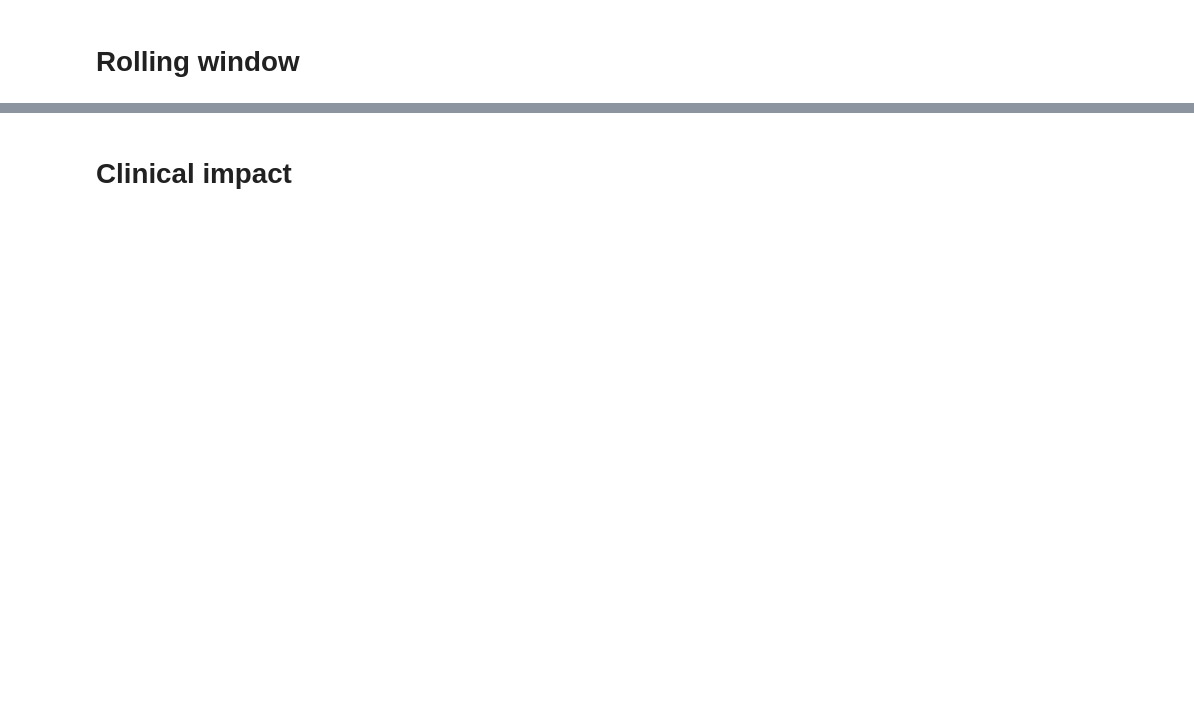
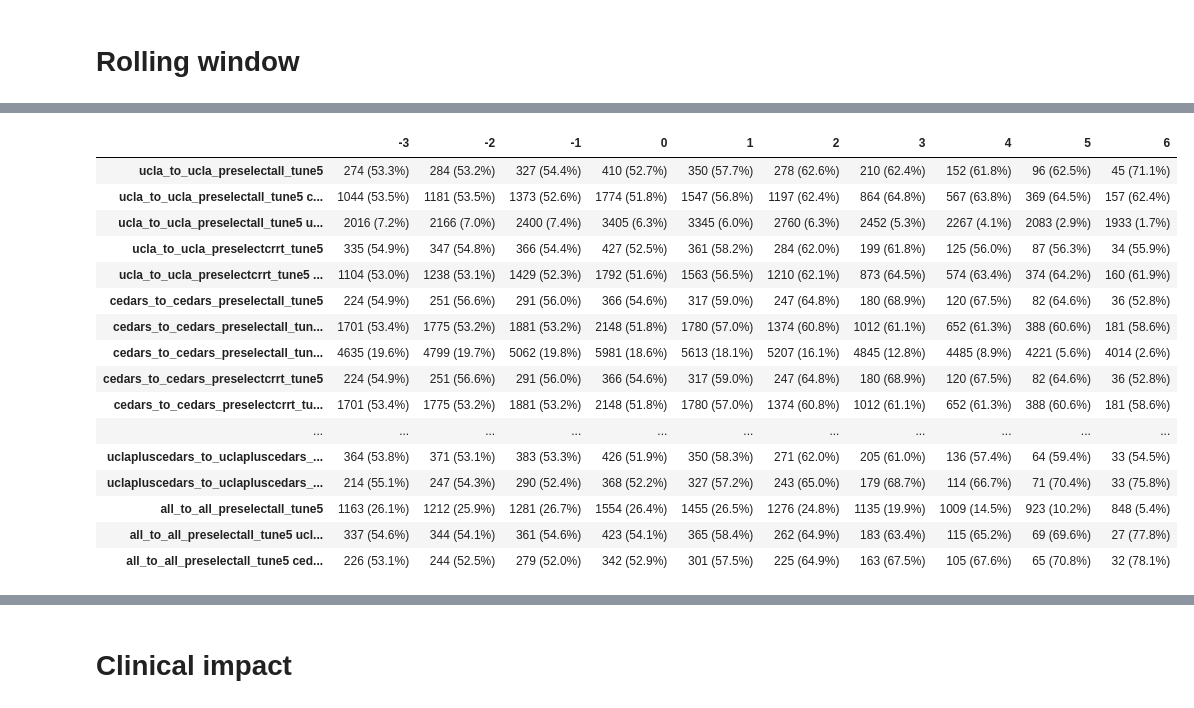
Before and after one commit to uclamii/CRRT, a Jupyter notebook: notebooks/results_analysis.ipynb, the cells around one changed output, grey strips where cells are left out. Drawn from its saved outputs; the diff is of its cells as text; code cells hidden in the pictures; blank space fills up the shorter version.

```diff
--- a/notebooks/results_analysis.ipynb
+++ b/notebooks/results_analysis.ipynb
@@ -46,7 +0,0 @@ both_id = "c4511a2c69ca47168063487a82b0c9c2"
-# %%
-run = client.get_run(ucla_ucla_run_id)
-try:
-    best_run = run.data.tags['best_run_id']
-except:
-    best_run = run.data.tags['best_model_path'].split('/artifacts')[0].split('/')[-1]
-run = client.get_run(best_run)
@@ -1023,0 +1224,57 @@ test_auroc_heart_Test 0-7 days
+# %%
+table = rolling_count([
+                          ucla_train,
+                          ucla_train,
+                          ucla_train,
+                          cedars_train,
+                          cedars_train,
+                          cedars_train,
+                          uclapluscedars_train,
+                          uclapluscedars_train,
+                          all_train
+                          ],
+                         [
+                          '',
+                          'cedars_crrt',
+                          'ucla_control',
+                          '',
+                          'ucla_crrt',
+                          'ucla_control',
+                          '',
+                          'ucla_control',
+                          ''
+                          ],
+                         [-3,-2,-1,0,1,2,3,4,5,6])
+display(pd.DataFrame(table))
+
+table = rolling_count([ucla_preselectall,
+                          ucla_preselectall,
+                          ucla_preselectall,
+                          ucla_preselectcrrt,
+                          ucla_preselectcrrt,
+                          cedars_preselectall,
+                          cedars_preselectall,
+                          cedars_preselectall,
+                          cedars_preselectcrrt,
+                          cedars_preselectcrrt,
+                          uclapluscedars_preselectall,
+                          uclapluscedars_preselectall,
+                          uclapluscedars_preselectcrrt,
+                          all_preselectall],
+                         ["",
+                          "cedars_crrt",
+                          "ucla_control",
+                          "",
+                          "cedars_crrt",
+                          '',
+                          'ucla_crrt',
+                          'ucla_control',
+                          '',
+                          'ucla_crrt',
+                          '',
+                          'ucla_control',
+                          '',
+                          ''],
+                         [-3,-2,-1,0,1,2,3,4,5,6])
+display(pd.DataFrame(table))
+# %% [output]
@@ -1023,0 +1295,17 @@ test_auroc_heart_Test 0-7 days
+|  | -3 | -2 | -1 | 0 | 1 | 2 | 3 | 4 | 5 | 6 |
+| ucla_to_ucla_preselectall_tune5 | 274 (53.3%) | 284 (53.2%) | 327 (54.4%) | 410 (52.7%) | 350 (57.7%) | 278 (62.6%) | 210 (62.4%) | 152 (61.8%) | 96 (62.5%) | 45 (71.1%) |
+| ucla_to_ucla_preselectall_tune5 c... | 1044 (53.5%) | 1181 (53.5%) | 1373 (52.6%) | 1774 (51.8%) | 1547 (56.8%) | 1197 (62.4%) | 864 (64.8%) | 567 (63.8%) | 369 (64.5%) | 157 (62.4%) |
+| ucla_to_ucla_preselectall_tune5 u... | 2016 (7.2%) | 2166 (7.0%) | 2400 (7.4%) | 3405 (6.3%) | 3345 (6.0%) | 2760 (6.3%) | 2452 (5.3%) | 2267 (4.1%) | 2083 (2.9%) | 1933 (1.7%) |
+| ucla_to_ucla_preselectcrrt_tune5 | 335 (54.9%) | 347 (54.8%) | 366 (54.4%) | 427 (52.5%) | 361 (58.2%) | 284 (62.0%) | 199 (61.8%) | 125 (56.0%) | 87 (56.3%) | 34 (55.9%) |
+| ucla_to_ucla_preselectcrrt_tune5 ... | 1104 (53.0%) | 1238 (53.1%) | 1429 (52.3%) | 1792 (51.6%) | 1563 (56.5%) | 1210 (62.1%) | 873 (64.5%) | 574 (63.4%) | 374 (64.2%) | 160 (61.9%) |
+| cedars_to_cedars_preselectall_tune5 | 224 (54.9%) | 251 (56.6%) | 291 (56.0%) | 366 (54.6%) | 317 (59.0%) | 247 (64.8%) | 180 (68.9%) | 120 (67.5%) | 82 (64.6%) | 36 (52.8%) |
+| cedars_to_cedars_preselectall_tun... | 1701 (53.4%) | 1775 (53.2%) | 1881 (53.2%) | 2148 (51.8%) | 1780 (57.0%) | 1374 (60.8%) | 1012 (61.1%) | 652 (61.3%) | 388 (60.6%) | 181 (58.6%) |
+| cedars_to_cedars_preselectall_tun... | 4635 (19.6%) | 4799 (19.7%) | 5062 (19.8%) | 5981 (18.6%) | 5613 (18.1%) | 5207 (16.1%) | 4845 (12.8%) | 4485 (8.9%) | 4221 (5.6%) | 4014 (2.6%) |
+| cedars_to_cedars_preselectcrrt_tune5 | 224 (54.9%) | 251 (56.6%) | 291 (56.0%) | 366 (54.6%) | 317 (59.0%) | 247 (64.8%) | 180 (68.9%) | 120 (67.5%) | 82 (64.6%) | 36 (52.8%) |
+| cedars_to_cedars_preselectcrrt_tu... | 1701 (53.4%) | 1775 (53.2%) | 1881 (53.2%) | 2148 (51.8%) | 1780 (57.0%) | 1374 (60.8%) | 1012 (61.1%) | 652 (61.3%) | 388 (60.6%) | 181 (58.6%) |
+| ... | ... | ... | ... | ... | ... | ... | ... | ... | ... | ... |
+| uclapluscedars_to_uclapluscedars_... | 364 (53.8%) | 371 (53.1%) | 383 (53.3%) | 426 (51.9%) | 350 (58.3%) | 271 (62.0%) | 205 (61.0%) | 136 (57.4%) | 64 (59.4%) | 33 (54.5%) |
+| uclapluscedars_to_uclapluscedars_... | 214 (55.1%) | 247 (54.3%) | 290 (52.4%) | 368 (52.2%) | 327 (57.2%) | 243 (65.0%) | 179 (68.7%) | 114 (66.7%) | 71 (70.4%) | 33 (75.8%) |
+| all_to_all_preselectall_tune5 | 1163 (26.1%) | 1212 (25.9%) | 1281 (26.7%) | 1554 (26.4%) | 1455 (26.5%) | 1276 (24.8%) | 1135 (19.9%) | 1009 (14.5%) | 923 (10.2%) | 848 (5.4%) |
+| all_to_all_preselectall_tune5 ucl... | 337 (54.6%) | 344 (54.1%) | 361 (54.6%) | 423 (54.1%) | 365 (58.4%) | 262 (64.9%) | 183 (63.4%) | 115 (65.2%) | 69 (69.6%) | 27 (77.8%) |
+| all_to_all_preselectall_tune5 ced... | 226 (53.1%) | 244 (52.5%) | 279 (52.0%) | 342 (52.9%) | 301 (57.5%) | 225 (64.9%) | 163 (67.5%) | 105 (67.6%) | 65 (70.8%) | 32 (78.1%) |
```
Also changed, not shown: parts of 89 cells of this notebook, 12 other files.
